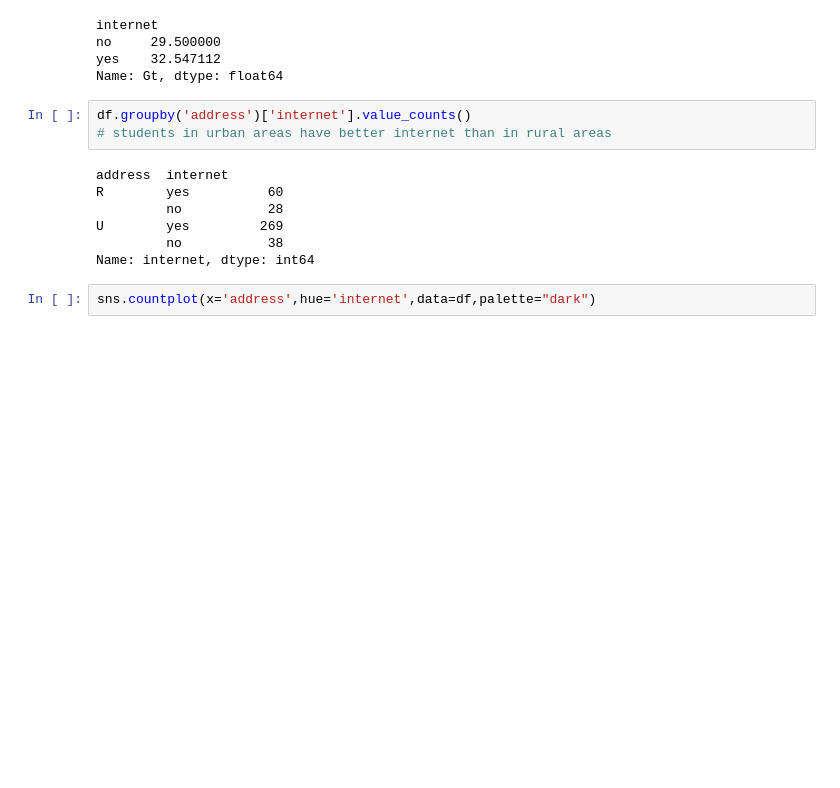
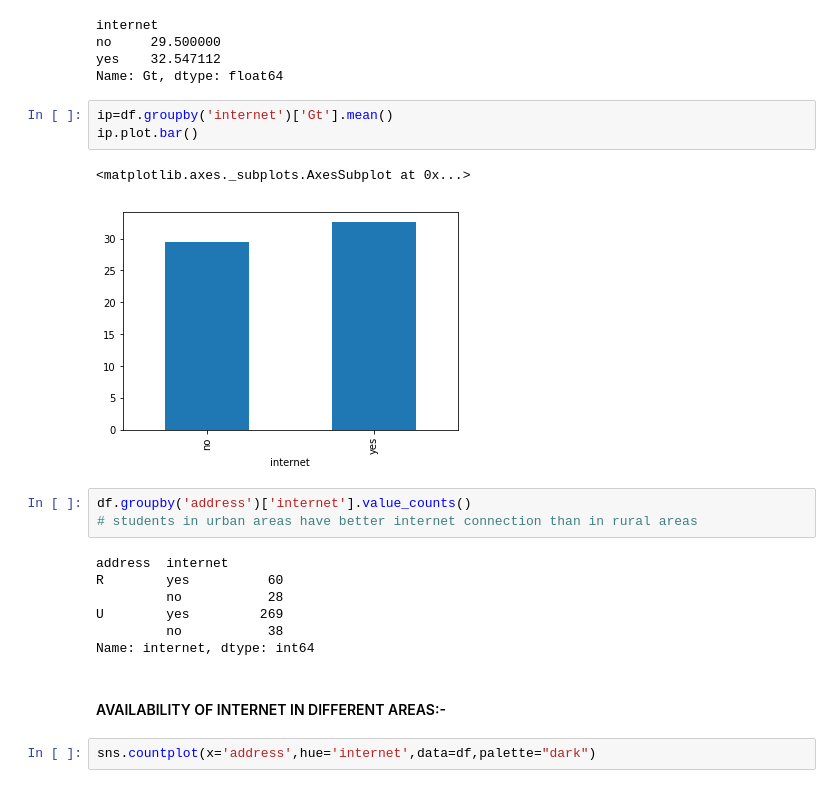
Before and after one commit to Learnlearningplatform/Student_analysis, a Jupyter notebook: project1.ipynb, the cells around one changed output. Drawn from its saved outputs; the diff is of its cells as text; blank space fills up the shorter version.

```diff
--- a/project1.ipynb
+++ b/project1.ipynb
@@ -383,9 +396,15 @@ internet
 no     29.500000
 yes    32.547112
 Name: Gt, dtype: float64
+# %%
+ip=df.groupby('internet')['Gt'].mean()
+ip.plot.bar()
+# %% [output]
+<matplotlib.axes._subplots.AxesSubplot at 0x...>
+[figure, added]
 # %%
 df.groupby('address')['internet'].value_counts()
-# students in urban areas have better internet than in rural areas
+# students in urban areas have better internet connection than in rural areas
 # %% [output]
 address  internet
 R        yes          60
@@ -393,6 +412,8 @@ R        yes          60
 U        yes         269
          no           38
 Name: internet, dtype: int64
+# %% [markdown]
+#### AVAILABILITY OF INTERNET IN DIFFERENT AREAS:-
 # %%
 sns.countplot(x='address',hue='internet',data=df,palette="dark")
 # %% [output]
```
Also changed, not shown: parts of 25 cells of this notebook.
